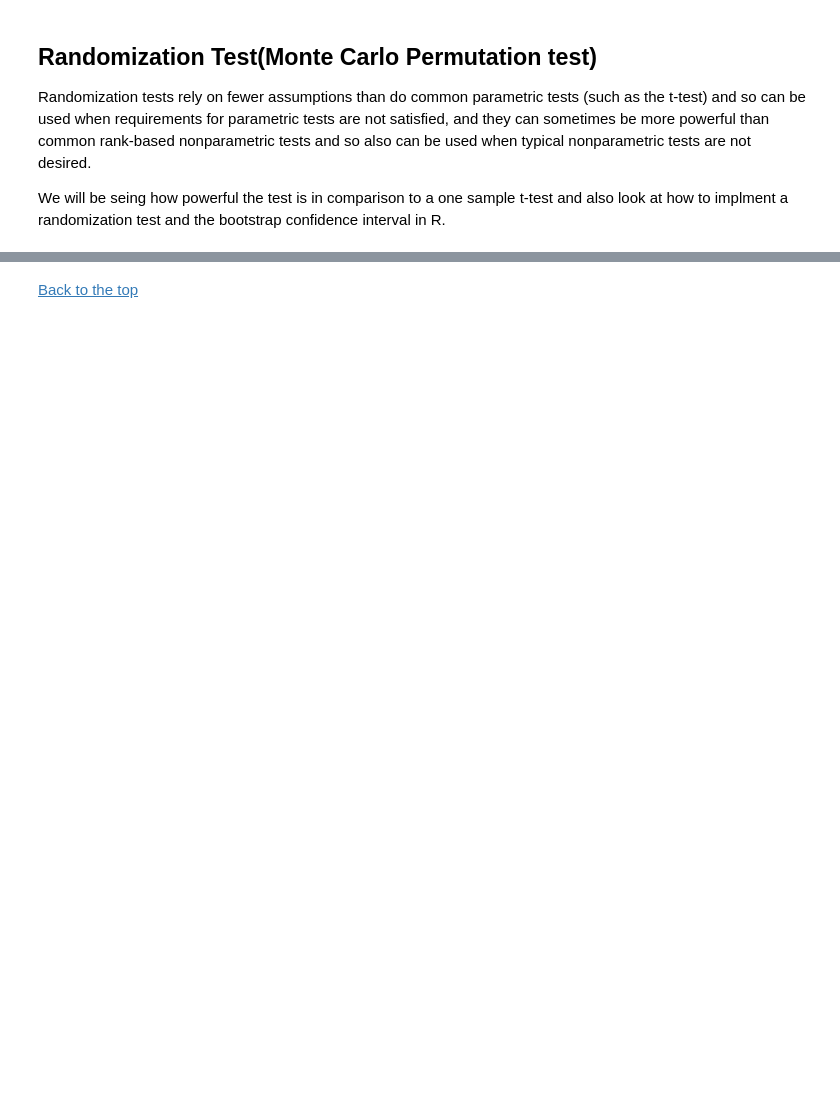
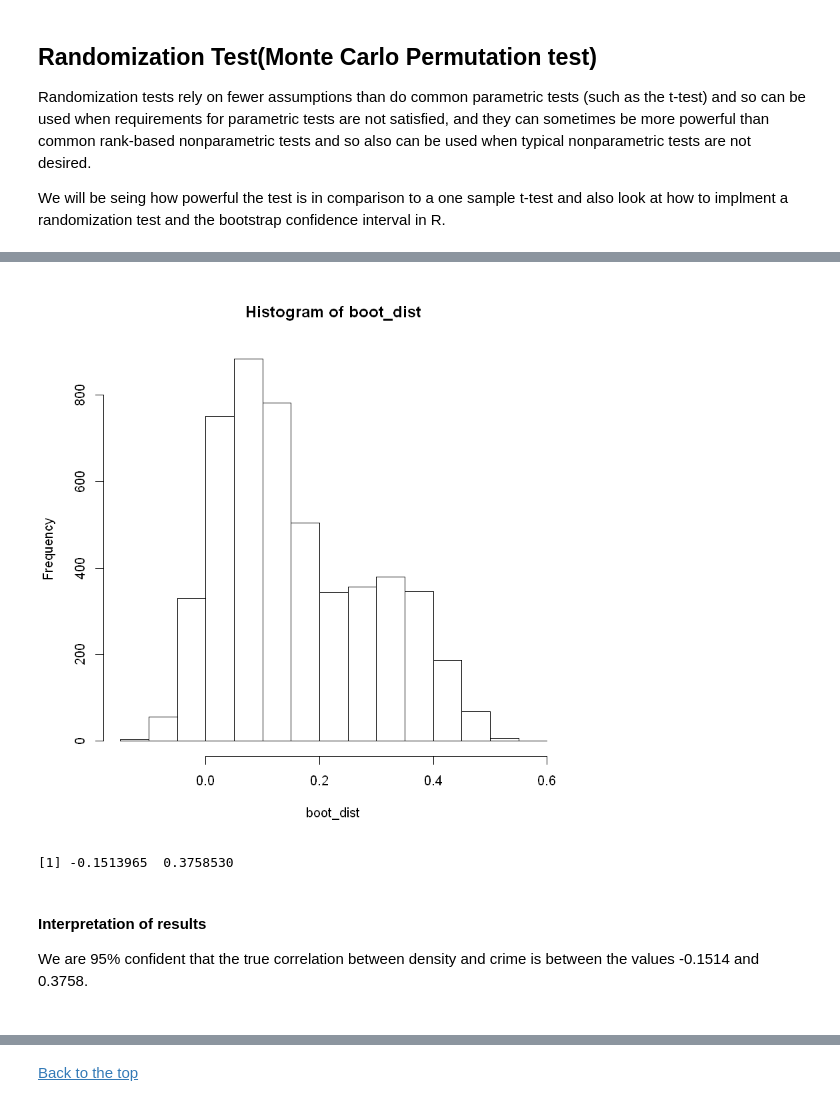
Before and after one commit to yesman89/Stats-Review, a Jupyter notebook: Stats-Review.ipynb, the cells around one changed output, grey strips where cells are left out. Drawn from its saved outputs; the diff is of its cells as text; code cells hidden in the pictures; blank space fills up the shorter version.

```diff
--- a/Stats-Review.ipynb
+++ b/Stats-Review.ipynb
@@ -480,0 +497,6 @@ We will be seing how powerful the test is in comparison to a one sample t-test a
+# %%
+#By Hand
+#### First get Freedman dataset from cars library
+data(Freedman)
+summary(Freedman)
+Freedman <- na.omit(Freedman)
@@ -481,3 +532,33 @@ We will be seing how powerful the test is in comparison to a one sample t-test a
+# %%
+#Not that much of a correlation now lets make a bootstrap confidence interval for the correlation
+cor_boot <- function(num_boot, samp_size, x, y){
+
+    boot_dist <- rep(NA, num_boot)
+    #Dont usually want to use for loops in R, will later fix to apply function
+    for (i in 1:num_boot){
+        #Sample with replacement the sample size
+        boot_sample<-sample(samp_size, replace = TRUE)
+        #For each of the samples we find the correlations and put it into the list
+        boot_dist[i]<-cor(x[boot_sample], y[boot_sample])
+    }
+
+    hist(boot_dist)
+    return(boot_dist)
+}
+
+boot_dist <- cor_boot(5000, nrow(Freedman), Freedman$density, Freedman$crime)
+# %% [output]
+[figure, added]
+# %%
+#Sample correlation +- t * se of the bootstrap dist
+cor(Freedman$density,Freedman$crime)+c(-1,1)*qt(0.975,nrow(Freedman))*sd(boot_dist)
+# %% [output]
+[1] -0.1513965  0.3758530
+# %% [markdown]
+#### Interpretation of results
+We are 95% confident that the true correlation between density and crime is between the values -0.1514 and 0.3758.
+# %% [markdown]
+<a id='rand'></a>
 # %% [markdown]
 ### Randomization test
 
```
Also changed, not shown: parts of 12 cells of this notebook.
